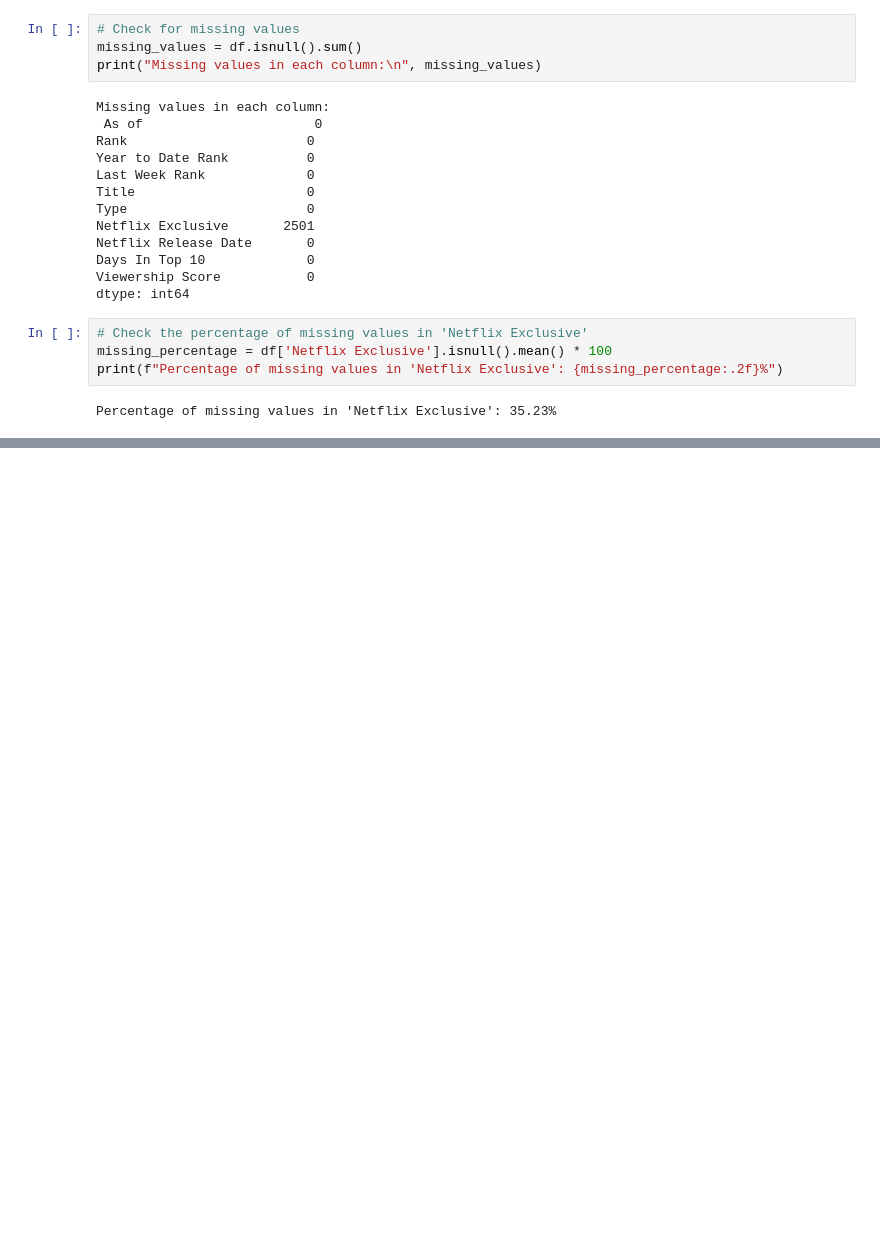
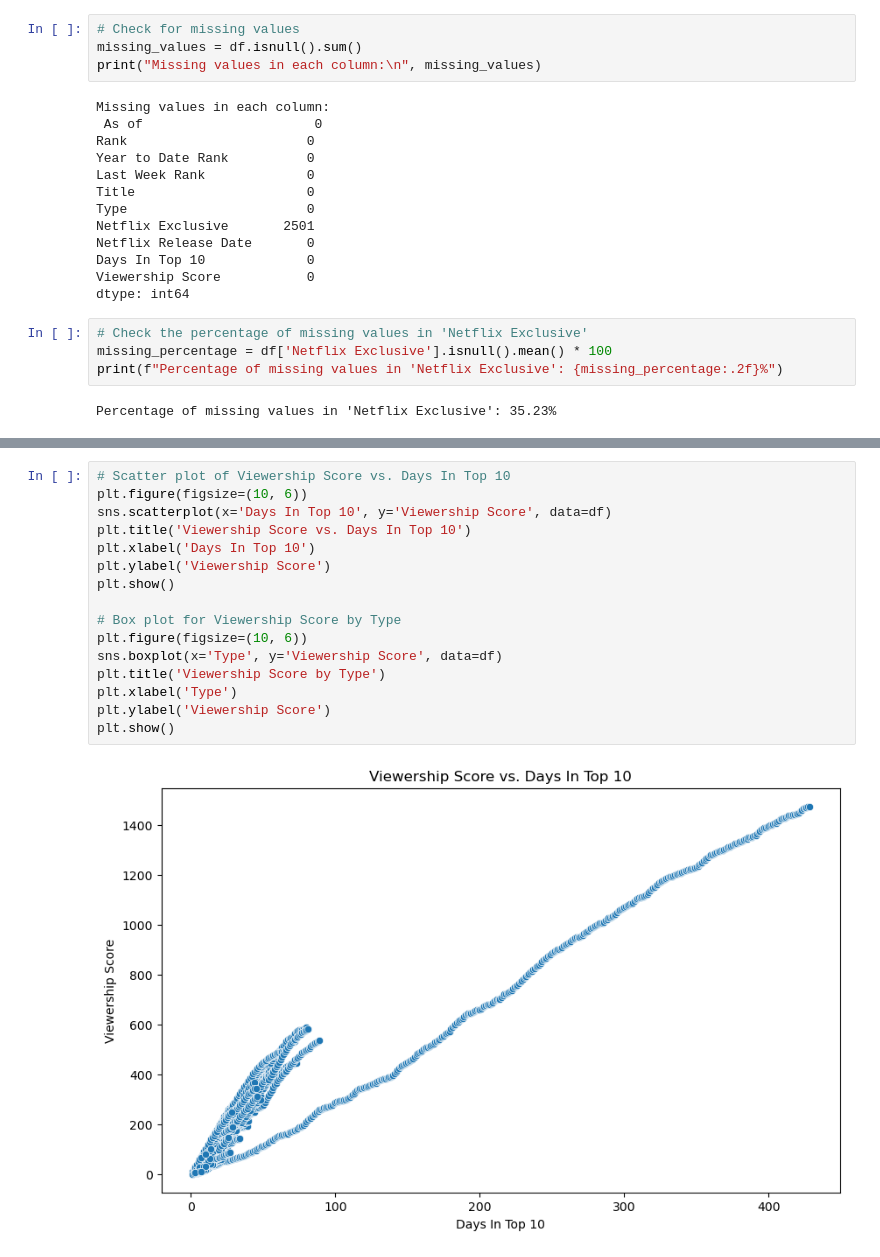
Before and after one commit to jeanniehalvorson/Springboard, a Jupyter notebook: Capstone Three/Capstone 3 - Netflix's Daily Top 10 Rankings.ipynb, the cells around one changed output, grey strips where cells are left out. Drawn from its saved outputs; the diff is of its cells as text; blank space fills up the shorter version.

```diff
--- a/Capstone Three/Capstone 3 - Netflix's Daily Top 10 Rankings.ipynb
+++ b/Capstone Three/Capstone 3 - Netflix's Daily Top 10 Rankings.ipynb
@@ -118,0 +136,18 @@ In this data wrangling section, we systematically prepared the Netflix daily top
+# %%
+# Scatter plot of Viewership Score vs. Days In Top 10
+plt.figure(figsize=(10, 6))
+sns.scatterplot(x='Days In Top 10', y='Viewership Score', data=df)
+plt.title('Viewership Score vs. Days In Top 10')
+plt.xlabel('Days In Top 10')
+plt.ylabel('Viewership Score')
+plt.show()
+
+# Box plot for Viewership Score by Type
+plt.figure(figsize=(10, 6))
+sns.boxplot(x='Type', y='Viewership Score', data=df)
+plt.title('Viewership Score by Type')
+plt.xlabel('Type')
+plt.ylabel('Viewership Score')
+plt.show()
+# %% [output]
+[figure, added]
```
Also changed, not shown: parts of 13 cells of this notebook.
